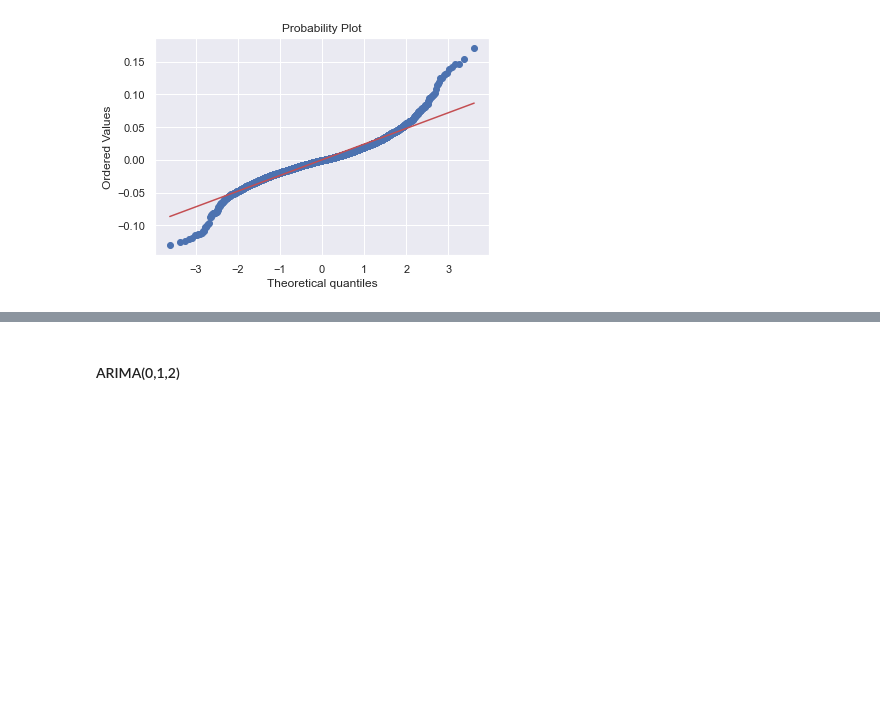
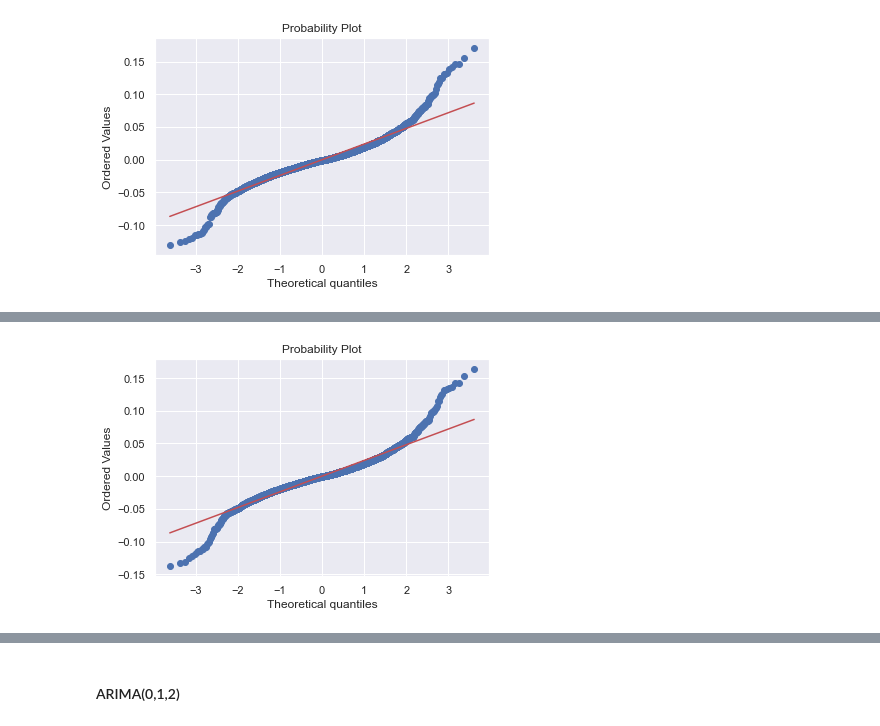
Before and after one commit to TPSGrzegorz/P01_Currency_Forecasting, a Jupyter notebook: P02-Forcasting_with_ARIMA_Model.ipynb, the cells around one changed output, grey strips where cells are left out. Drawn from its saved outputs; the diff is of its cells as text; code cells hidden in the pictures; blank space fills up the shorter version.

```diff
--- a/P02-Forcasting_with_ARIMA_Model.ipynb
+++ b/P02-Forcasting_with_ARIMA_Model.ipynb
@@ -922,0 +970,8 @@ pylab.show()
+# %%
+start = datetime.now()
+model_ar_0_i_1_ma_1 = ARIMA(df_train.PLN, order=(0,1,1))
+results_ar_0_i_1_ma_1 = model_ar_0_i_1_ma_1.fit()
+
+end = datetime.now()
+print(f'Line end at: {end}')
+print(f'The process took: {end - start}')
@@ -922,0 +998,5 @@ pylab.show()
+# %%
+scipy.stats.probplot(results_ar_0_i_1_ma_1.resid, plot = pylab)
+pylab.show()
+# %% [output]
+[figure, added]
```
Also changed, not shown: parts of 139 cells of this notebook, 51 other files.
